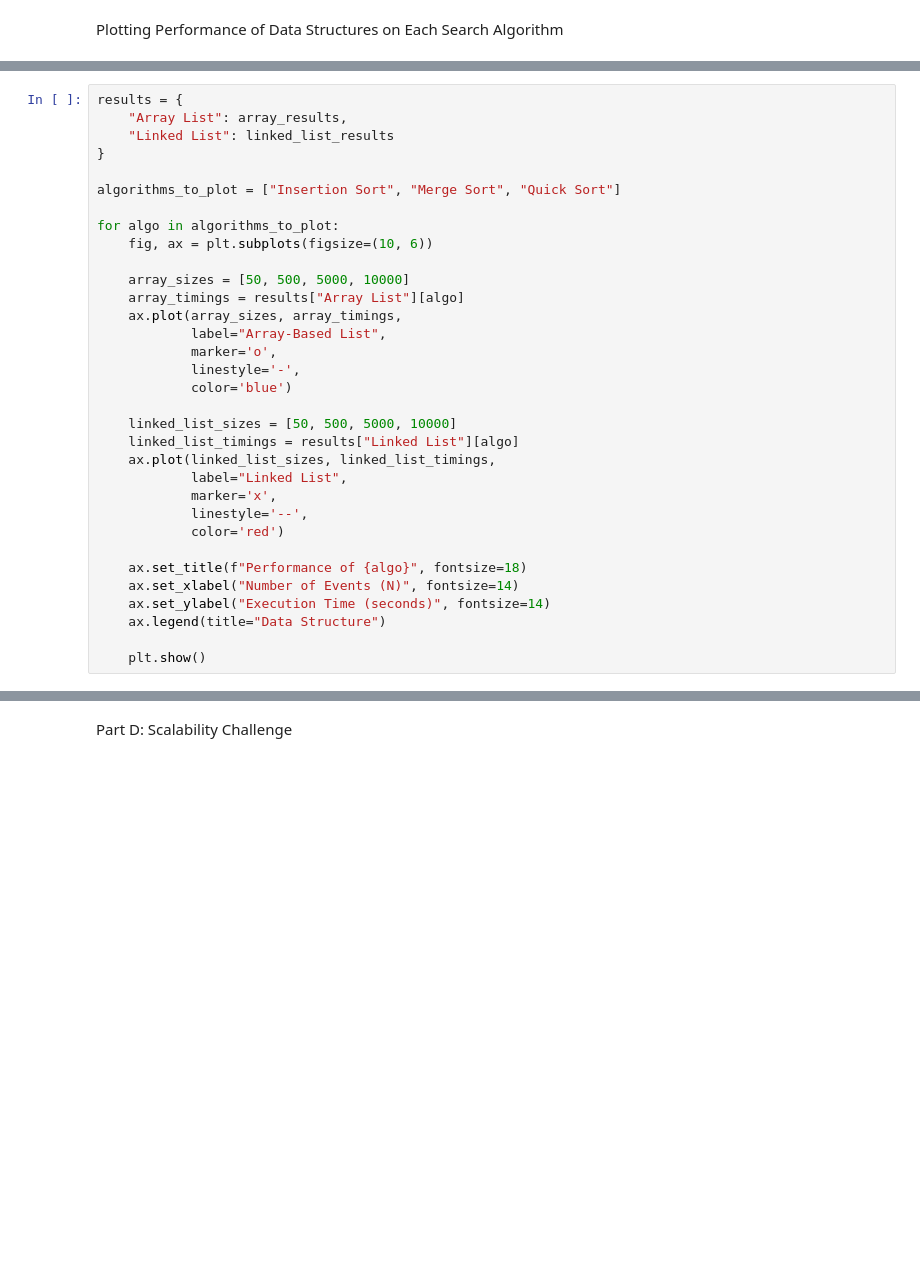
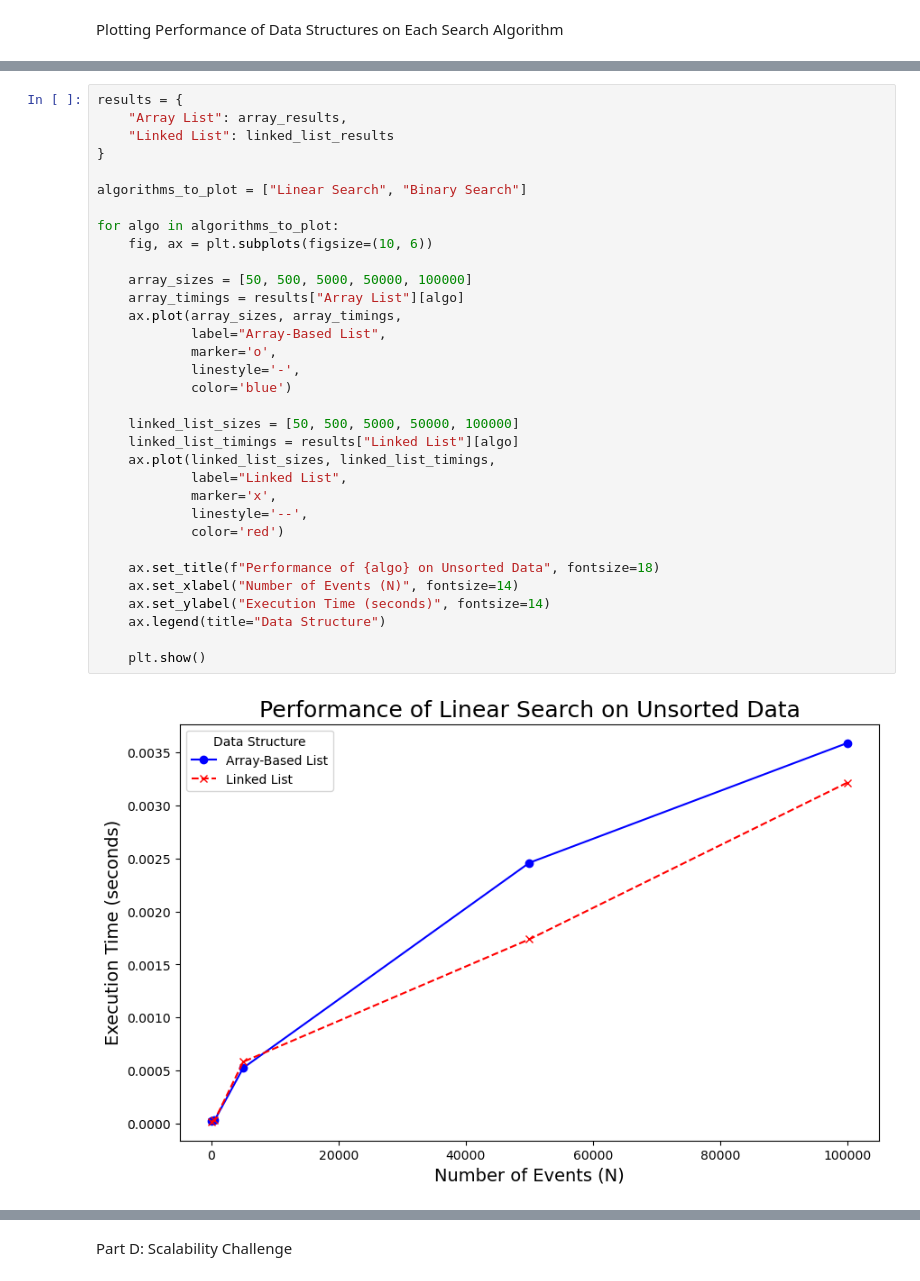
Before and after one commit to stephaniebie/event-scheduler, a Jupyter notebook: final_report.ipynb, the cells around one changed output, grey strips where cells are left out. Drawn from its saved outputs; the diff is of its cells as text; blank space fills up the shorter version.

```diff
--- a/final_report.ipynb
+++ b/final_report.ipynb
@@ -534,33 +587,35 @@ Plotting Performance of Data Structures on Each Search Algorithm
 # %%
 results = {
     "Array List": array_results,
     "Linked List": linked_list_results
 }
 
-algorithms_to_plot = ["Insertion Sort", "Merge Sort", "Quick Sort"]
+algorithms_to_plot = ["Linear Search", "Binary Search"]
 
 for algo in algorithms_to_plot:
     fig, ax = plt.subplots(figsize=(10, 6))
 
-    array_sizes = [50, 500, 5000, 10000]
+    array_sizes = [50, 500, 5000, 50000, 100000]
     array_timings = results["Array List"][algo]
     ax.plot(array_sizes, array_timings,
             label="Array-Based List",
             marker='o',
             linestyle='-',
             color='blue')
 
-    linked_list_sizes = [50, 500, 5000, 10000]
+    linked_list_sizes = [50, 500, 5000, 50000, 100000]
     linked_list_timings = results["Linked List"][algo]
     ax.plot(linked_list_sizes, linked_list_timings,
             label="Linked List",
             marker='x',
             linestyle='--',
             color='red')
 
-    ax.set_title(f"Performance of {algo}", fontsize=18)
+    ax.set_title(f"Performance of {algo} on Unsorted Data", fontsize=18)
     ax.set_xlabel("Number of Events (N)", fontsize=14)
     ax.set_ylabel("Execution Time (seconds)", fontsize=14)
     ax.legend(title="Data Structure")
 
     plt.show()
+# %% [output]
+[figure, added]
```
Also changed, not shown: parts of 13 cells of this notebook.
